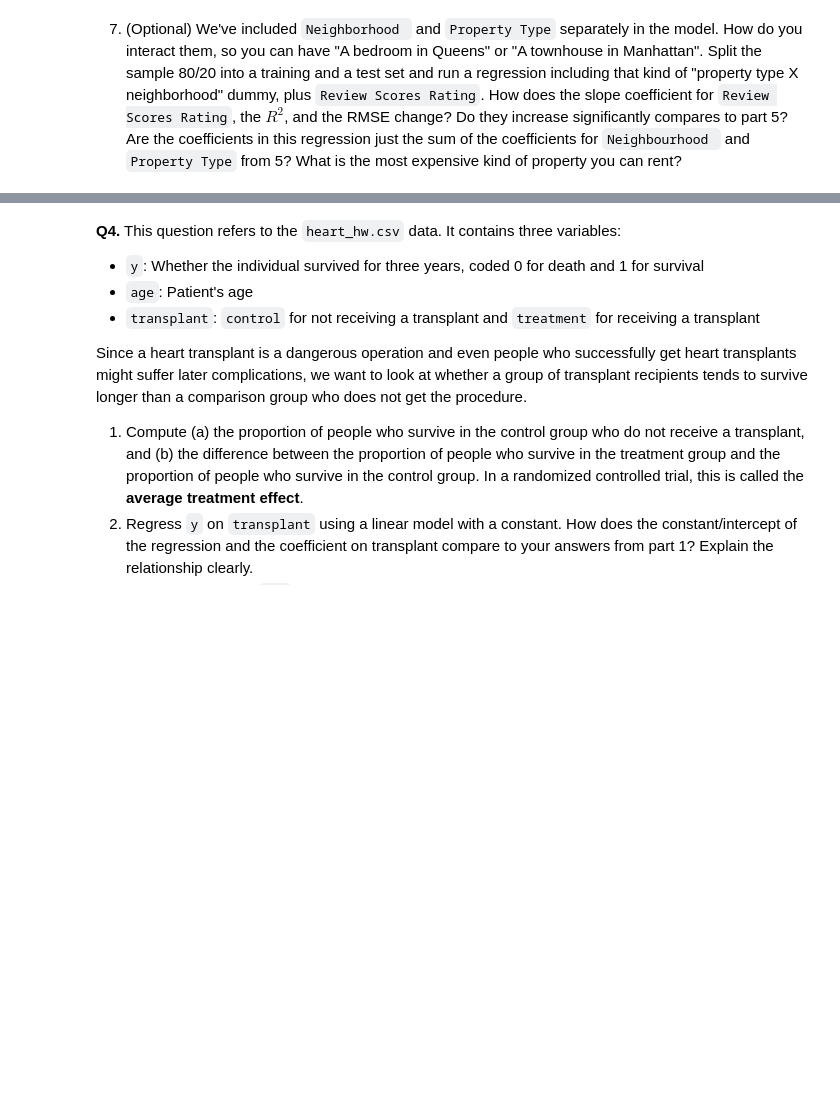
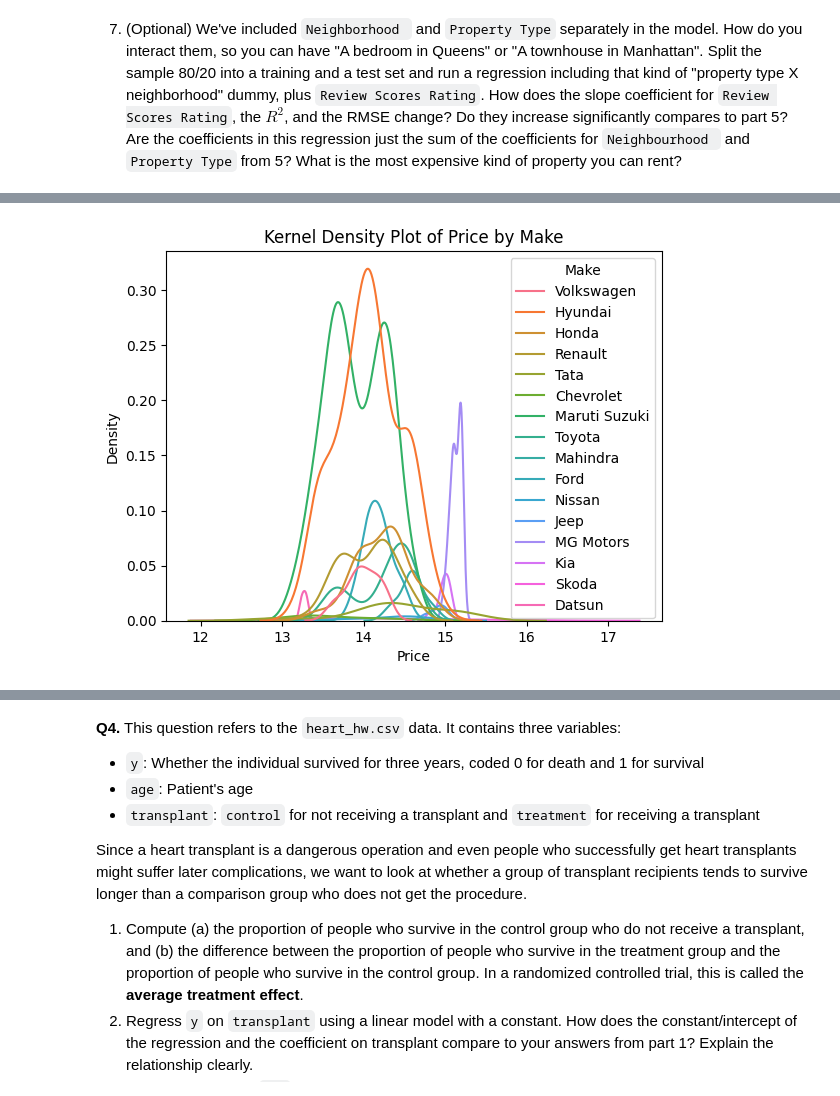
Before and after one commit to hasitanalluri/linearModels, a Jupyter notebook: assignment/assignment.ipynb, the cells around one changed output, grey strips where cells are left out. Cells and saved outputs as stored; diff of their text form; code cells hidden in the pictures; blank space fills up the shorter version.

```diff
--- a/assignment/assignment.ipynb
+++ b/assignment/assignment.ipynb
@@ -301,0 +361,6 @@ The most expensive kind of property you can rent, based on the highest coefficie
+# %%
+sns.kdeplot(data=df, x='Price', hue='Make')
+plt.title('Kernel Density Plot of Price by Make')
+plt.show()
+# %% [output]
+[figure, added]
```
Also changed, not shown: parts of 13 cells of this notebook.
